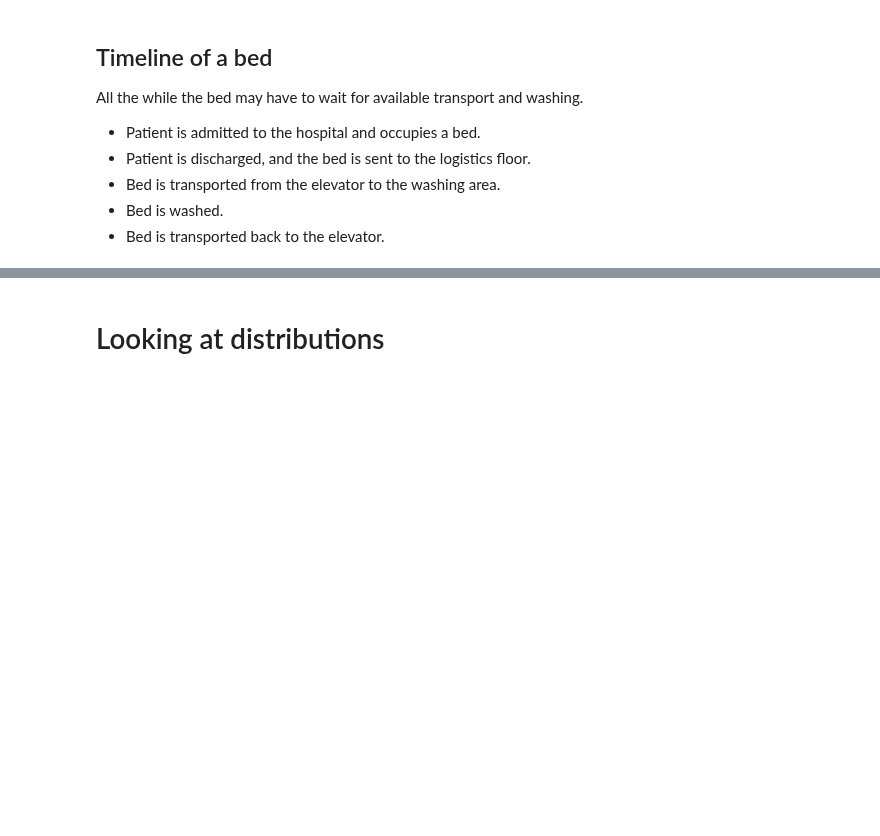
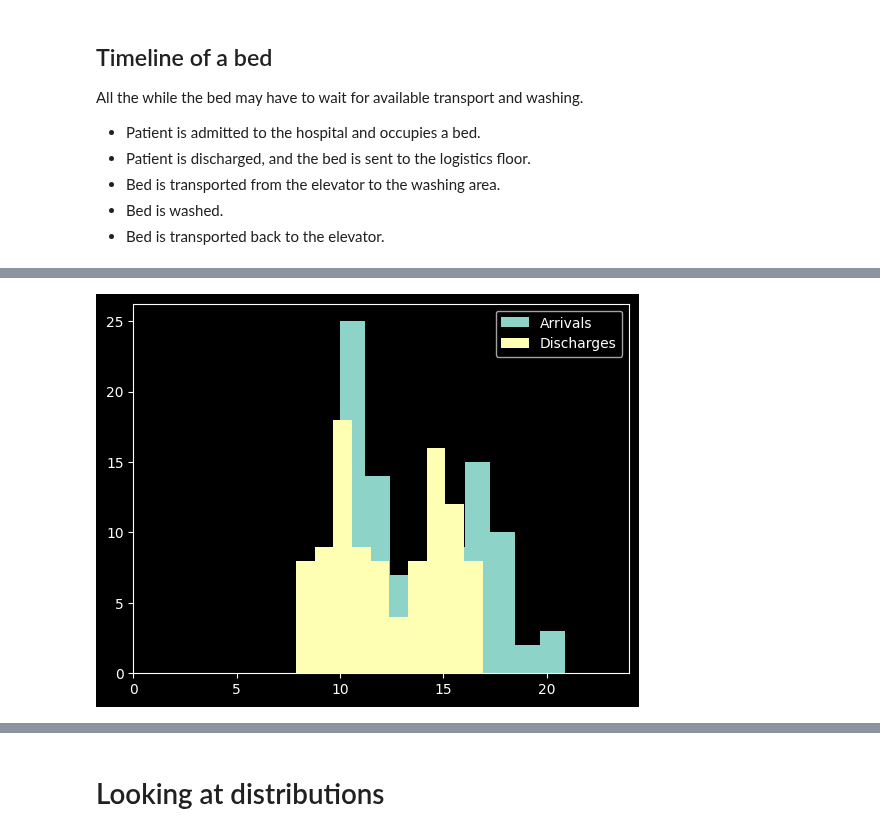
Before and after one commit to AntonJorg/stochastic_simulation, a Jupyter notebook: project2/simulation_loop.ipynb, the cells around one changed output, grey strips where cells are left out. Cells and saved outputs as stored; diff of their text form; code cells hidden in the pictures; blank space fills up the shorter version.

```diff
--- a/project2/simulation_loop.ipynb
+++ b/project2/simulation_loop.ipynb
@@ -365 +383,9 @@ for e in events:
+# %%
+plt.hist(data["arrivals"], label="Arrivals")
+plt.hist(data["discharges"], label="Discharges")
+plt.legend()
+plt.xlim(0, 24)
+plt.show()
+# %% [output]
+[figure, added]
 # %%
```
Also changed, not shown: parts of 11 cells of this notebook.
